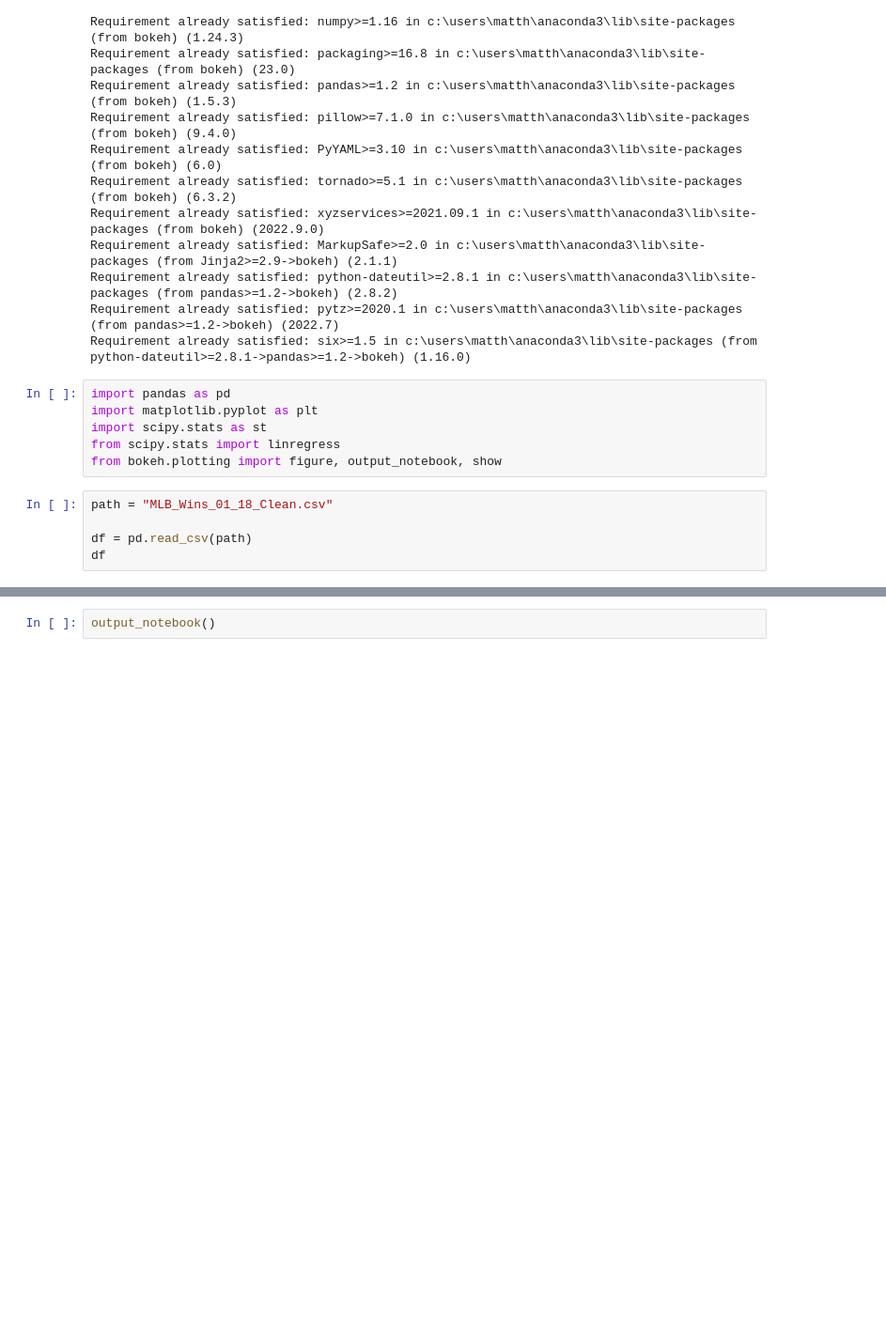
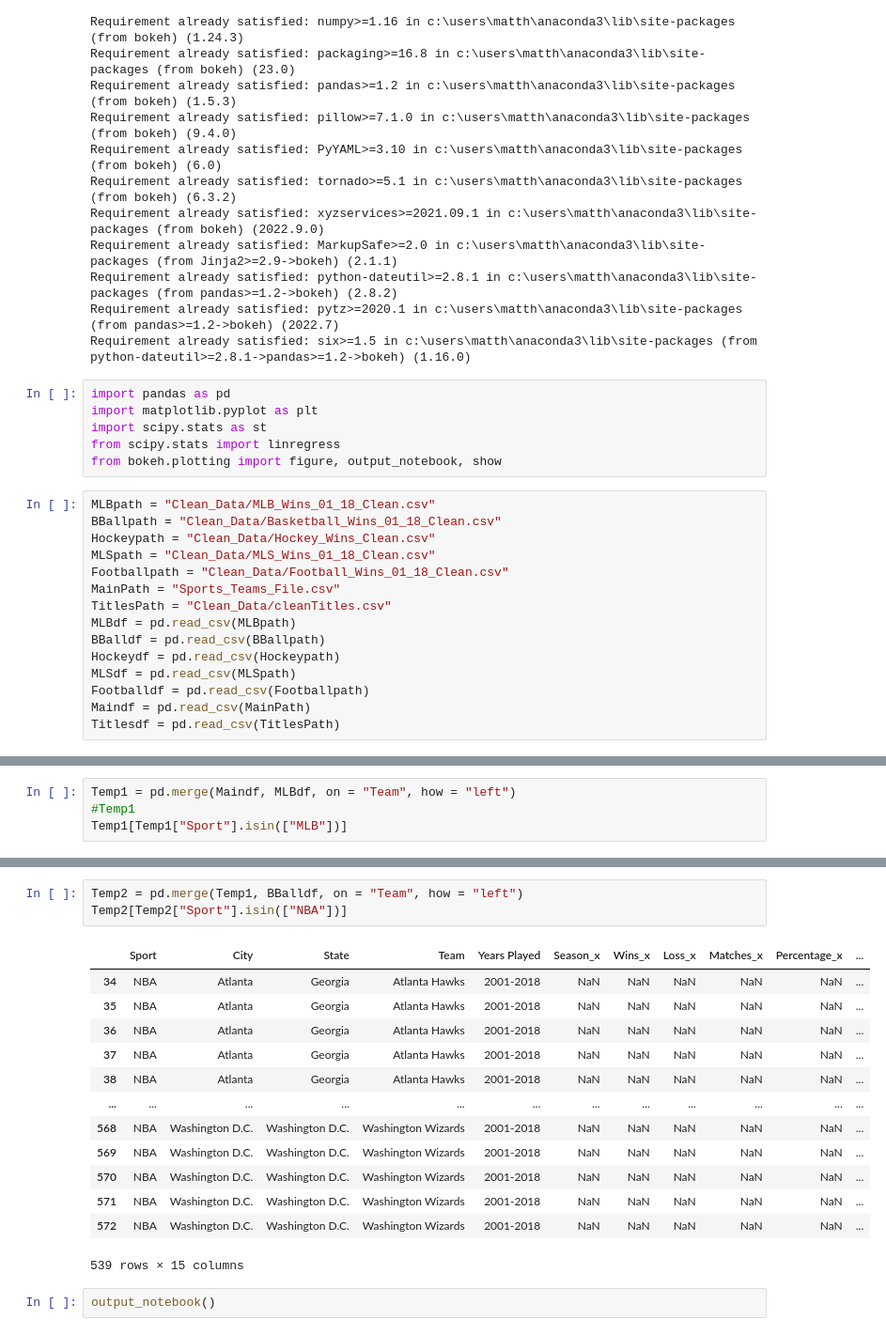
Before and after one commit to MattySplatties/Project_3, a Jupyter notebook: project_3.ipynb, the cells around one changed output, grey strips where cells are left out. Shown at 94% size. Saved outputs shown, nothing was run; the diff lists cells and outputs as text; blank space fills up the shorter version.

```diff
--- a/project_3.ipynb
+++ b/project_3.ipynb
@@ -22,7 +22,17 @@ import scipy.stats as st
 from scipy.stats import linregress
 from bokeh.plotting import figure, output_notebook, show
 # %%
-path = "MLB_Wins_01_18_Clean.csv"
-
-df = pd.read_csv(path)
-df
+MLBpath = "Clean_Data/MLB_Wins_01_18_Clean.csv"
+BBallpath = "Clean_Data/Basketball_Wins_01_18_Clean.csv"
+Hockeypath = "Clean_Data/Hockey_Wins_Clean.csv"
+MLSpath = "Clean_Data/MLS_Wins_01_18_Clean.csv"
+Footballpath = "Clean_Data/Football_Wins_01_18_Clean.csv"
+MainPath = "Sports_Teams_File.csv"
+TitlesPath = "Clean_Data/cleanTitles.csv"
+MLBdf = pd.read_csv(MLBpath)
+BBalldf = pd.read_csv(BBallpath)
+Hockeydf = pd.read_csv(Hockeypath)
+MLSdf = pd.read_csv(MLSpath)
+Footballdf = pd.read_csv(Footballpath)
+Maindf = pd.read_csv(MainPath)
+Titlesdf = pd.read_csv(TitlesPath)
@@ -42,0 +102,4 @@ df
+# %%
+Temp1 = pd.merge(Maindf, MLBdf, on = "Team", how = "left")
+#Temp1
+Temp1[Temp1["Sport"].isin(["MLB"])]
@@ -43,3 +120,20 @@ df
+# %%
+Temp2 = pd.merge(Temp1, BBalldf, on = "Team", how = "left")
+Temp2[Temp2["Sport"].isin(["NBA"])]
+# %% [output]
+|  | Sport | City | State | Team | Years Played | Season_x | Wins_x | Loss_x | Matches_x | Percentage_x | ... |
+| 34 | NBA | Atlanta | Georgia | Atlanta Hawks | 2001-2018 | NaN | NaN | NaN | NaN | NaN | ... |
+| 35 | NBA | Atlanta | Georgia | Atlanta Hawks | 2001-2018 | NaN | NaN | NaN | NaN | NaN | ... |
+| 36 | NBA | Atlanta | Georgia | Atlanta Hawks | 2001-2018 | NaN | NaN | NaN | NaN | NaN | ... |
+| 37 | NBA | Atlanta | Georgia | Atlanta Hawks | 2001-2018 | NaN | NaN | NaN | NaN | NaN | ... |
+| 38 | NBA | Atlanta | Georgia | Atlanta Hawks | 2001-2018 | NaN | NaN | NaN | NaN | NaN | ... |
+| ... | ... | ... | ... | ... | ... | ... | ... | ... | ... | ... | ... |
+| 568 | NBA | Washington D.C. | Washington D.C. | Washington Wizards | 2001-2018 | NaN | NaN | NaN | NaN | NaN | ... |
+| 569 | NBA | Washington D.C. | Washington D.C. | Washington Wizards | 2001-2018 | NaN | NaN | NaN | NaN | NaN | ... |
+| 570 | NBA | Washington D.C. | Washington D.C. | Washington Wizards | 2001-2018 | NaN | NaN | NaN | NaN | NaN | ... |
+| 571 | NBA | Washington D.C. | Washington D.C. | Washington Wizards | 2001-2018 | NaN | NaN | NaN | NaN | NaN | ... |
+| 572 | NBA | Washington D.C. | Washington D.C. | Washington Wizards | 2001-2018 | NaN | NaN | NaN | NaN | NaN | ... |
+539 rows × 15 columns
 # %%
 output_notebook()
 # %% [output]
```
Also changed, not shown: parts of 9 cells of this notebook, 13 other files.
